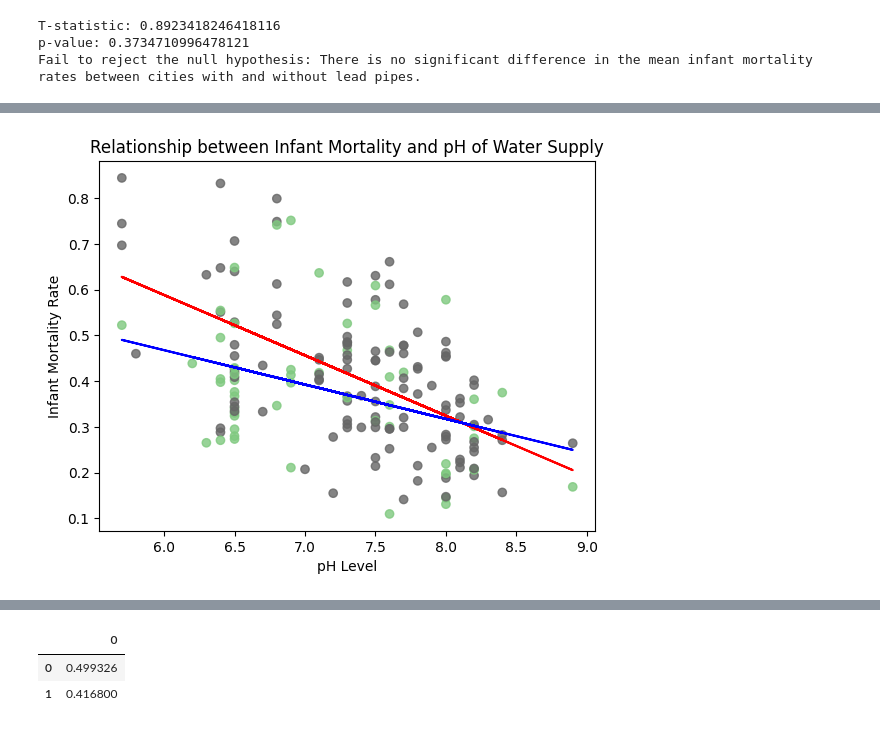
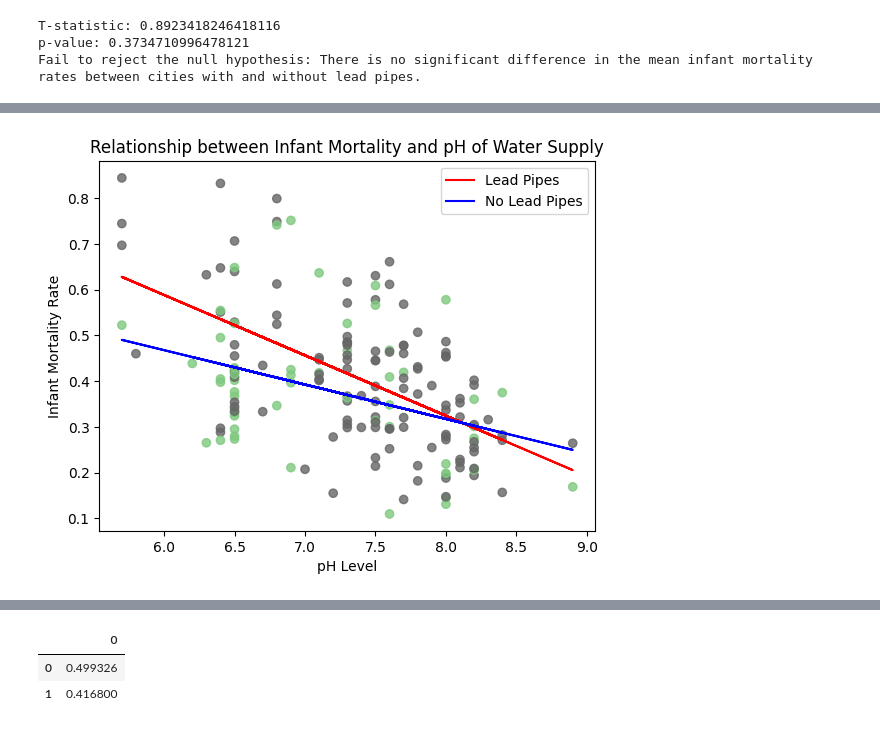
Before and after one commit to cramirezda/micro, a Jupyter notebook: Copia_de_Assignment_4_questions.ipynb, the cells around one changed output, grey strips where cells are left out. Cells and saved outputs as stored; diff of their text form; code cells hidden in the pictures.

```diff
--- a/Copia_de_Assignment_4_questions.ipynb
+++ b/Copia_de_Assignment_4_questions.ipynb
@@ -209,10 +211,11 @@ y_regression_nolead = slope_nolead * df_nolead['ph'] + intercept_nolead
 # %%
 plt.scatter(df['ph'],df['infrate'], alpha=0.8, c=df['lead'], cmap='Accent')
 plt.plot(df_lead['ph'], y_regression_lead, color='red', label='Lead Pipes')
 plt.plot(df_nolead['ph'], y_regression_nolead, color='blue', label='No Lead Pipes')
 plt.xlabel("pH Level")
 plt.ylabel("Infant Mortality Rate")
 plt.title("Relationship between Infant Mortality and pH of Water Supply")
+plt.legend()
 plt.show()
 # %% [output]
-[figure, old version]
+[figure, new version]
```
Also changed, not shown: parts of 28 cells of this notebook.
